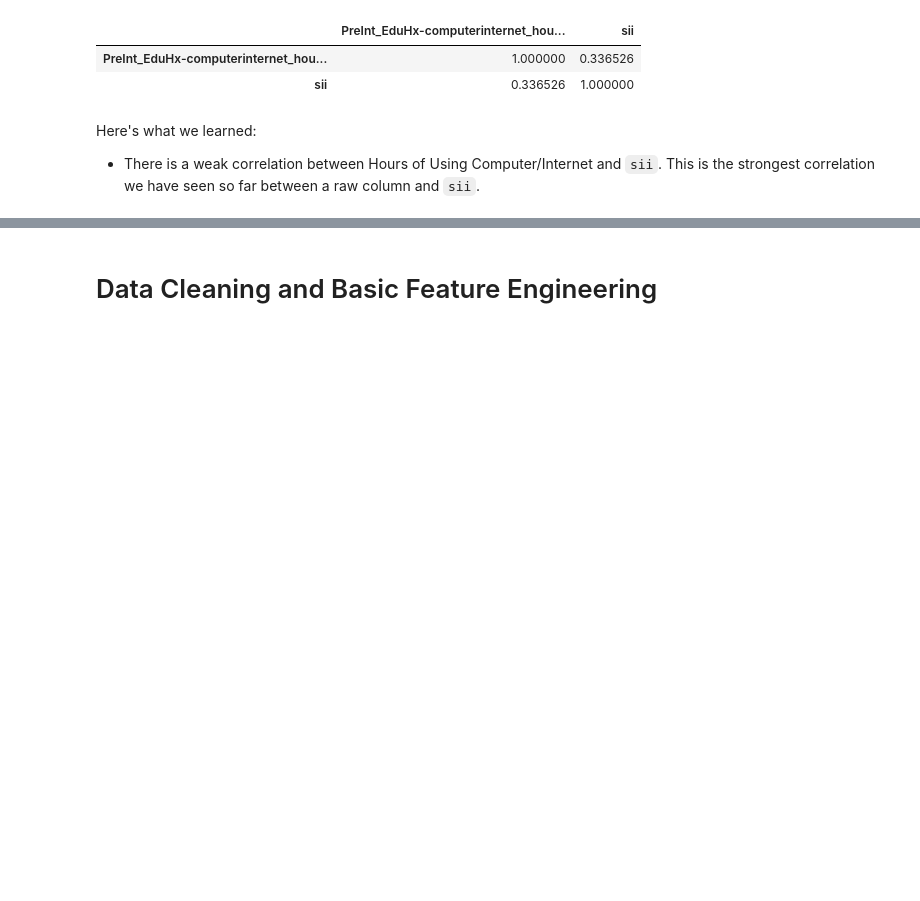
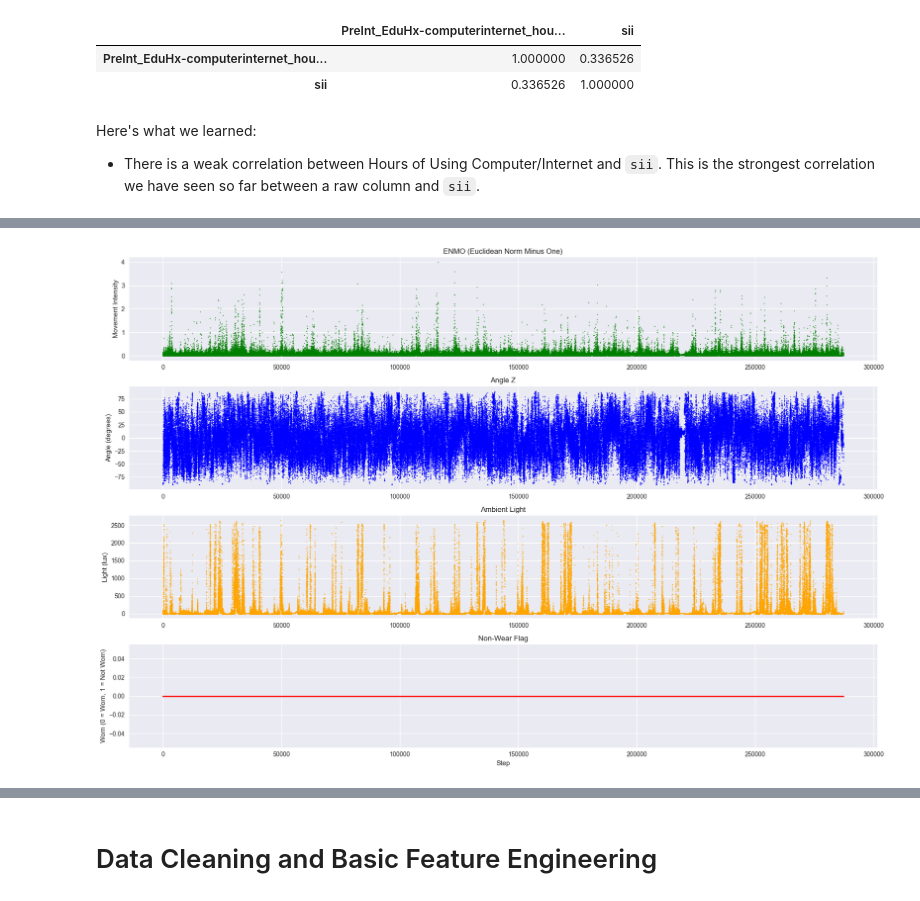
Before and after one commit to crmueller100/child-mind-institute-problematic-internet-use, a Jupyter notebook: predict_severity_impairment_index.ipynb, the cells around one changed output, grey strips where cells are left out. Cells and saved outputs as stored; diff of their text form; code cells hidden in the pictures; blank space fills up the shorter version.

```diff
--- a/predict_severity_impairment_index.ipynb
+++ b/predict_severity_impairment_index.ipynb
@@ -358,0 +416,8 @@ Here's what we learned:
+# %%
+participant_id = path.split('/')[-2].split('=')[-1]
+participant_id
+train[train['id'] == participant_id]
+
+plot_series_data(series_train, x_col='step', x_label='Step')
+# %% [output]
+[figure, added]
```
Also changed, not shown: parts of 9 cells of this notebook.
